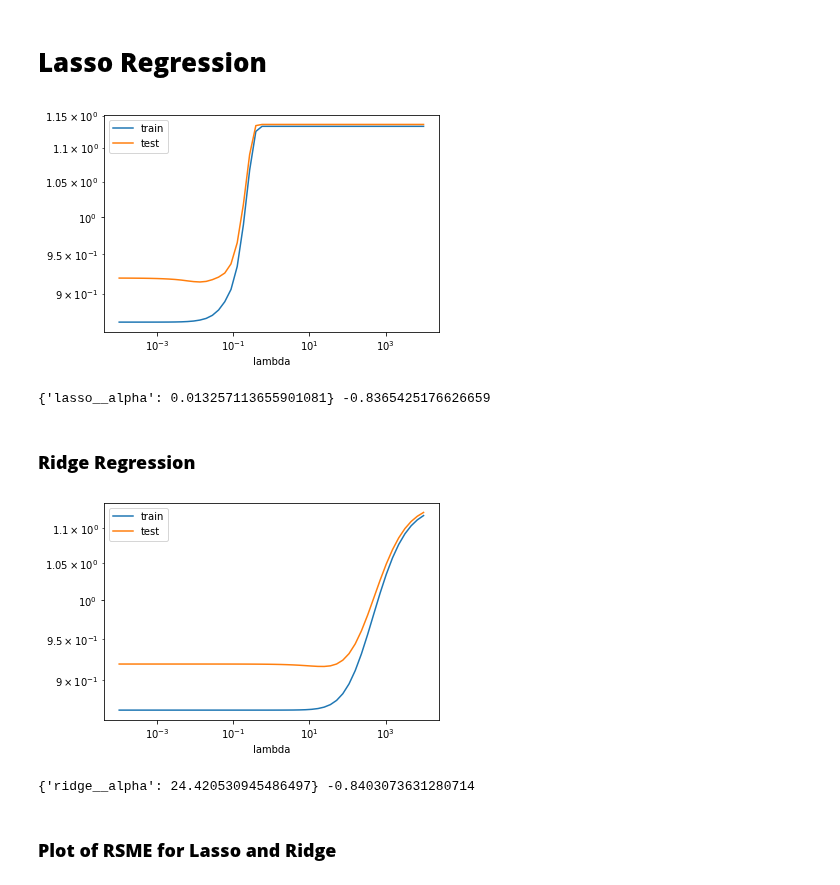
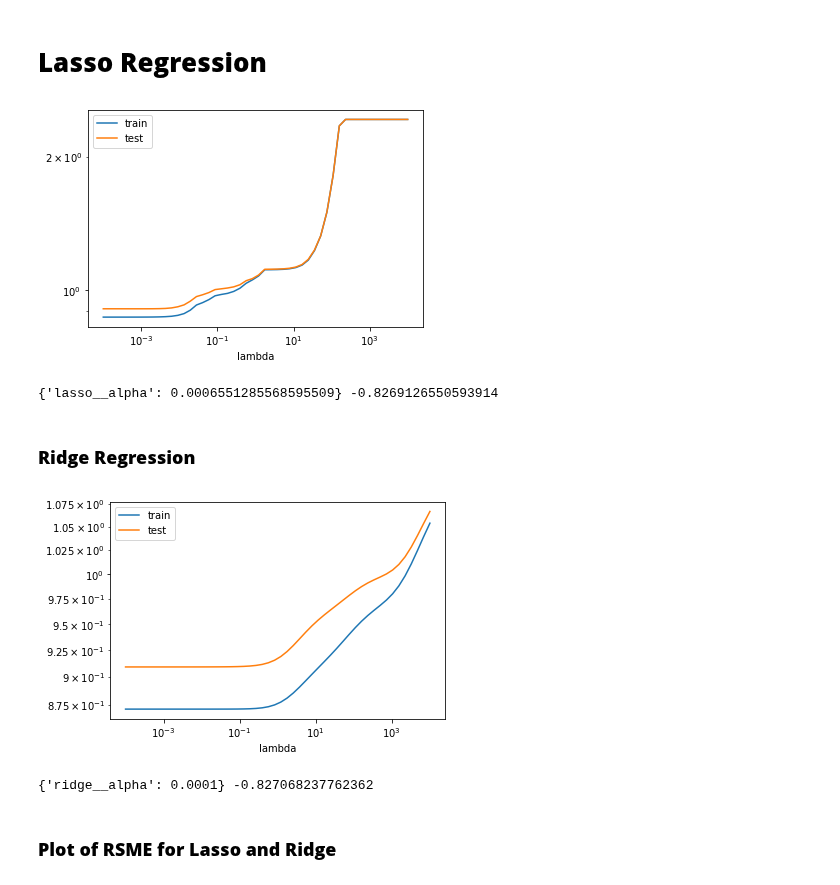
Before and after one commit to mathiasbindseil/three_drengz, a Jupyter notebook: ISDS - Kopi.ipynb, the cells around one changed output. Saved outputs shown, nothing was run; the diff lists cells and outputs as text; code cells hidden in the pictures.

```diff
--- a/ISDS - Kopi.ipynb
+++ b/ISDS - Kopi.ipynb
@@ -573,42 +559,41 @@ from sklearn.linear_model import LinearRegression
 #X_train, X_val, y_train, y_val = train_test_split(X_dev, y_dev, test_size=1/2, random_state=2)
 
 # Make pipeline for Lasso
-
-pipe_lasso = make_pipeline(StandardScaler(),
-                           Lasso())
+pipe_lasso = make_pipeline(
+                           Lasso(fit_intercept=False))
 
 # Define range of lambdas
 lambdas =  np.logspace(-4, 4, 50)
 
 # Get train and test scores for different values of lambda
 
 train_scores, test_scores = \
     validation_curve(estimator=pipe_lasso,
                      X=X_dev,
                      y=y_dev,
                      param_name='lasso__alpha',
                      param_range=lambdas,
                      scoring='neg_mean_squared_error',# scoring='neg_mean_squared_error',
                      cv=5)
 
 # Get mean of mse for lambdas
 
 lasso_rmse = pd.concat({'train': pd.DataFrame(-train_scores).mean(1),
                          'test': pd.DataFrame(-test_scores).mean(1),
                          'lambda': pd.DataFrame(lambdas).mean(1)}, axis =1)
 
 # Plot the train and test scores for different values of lambda
 
 pd.concat({'train': pd.DataFrame(-train_scores).mean(1),
            'test': pd.DataFrame(-test_scores).mean(1)},
            axis=1)\
     .pipe(np.sqrt)\
     .set_index(pd.Index(lambdas, name='lambda'))\
     .plot(logx=True, logy=True)
 
 plt.show()
 # %% [output]
-[figure, old version]
+[figure, new version]
 # %%
 # We use the function to fit it and find the best lambda and corresponding mse
 
@@ -623,16 +608,16 @@ gs = GridSearchCV(estimator=pipe_lasso,
 gs = gs.fit(X_dev, y_dev)
 print(gs.best_params_, gs.best_score_)
 
-lasso_coefs = gs.best_estimator_.named_steps.lasso.coef_
+coefficients['Lasso'] = gs.best_estimator_.named_steps.lasso.coef_
 # %% [output]
-{'lasso__alpha': 0.013257113655901081} -0.8365425176626659
+{'lasso__alpha': 0.0006551285568595509} -0.8269126550593914
 # %% [markdown]
 ### **Ridge Regression**
 # %%
 # Make pipeline for Ridge h
 
-pipe_ridge = make_pipeline(StandardScaler(),
-                           Ridge())
+pipe_ridge = make_pipeline(
+                           Ridge(fit_intercept=False))
 
 # Get train and test scores for different lambdas
 
@@ -664,7 +649,7 @@ pd.concat({'train': pd.DataFrame(-train_scores).mean(1),
     .plot(logx=True, logy=True)
 plt.show()
 # %% [output]
-[figure, old version]
+[figure, new version]
 # %%
 # Another method to identify best lambda to minimze mse
 
@@ -678,9 +663,9 @@ gs = GridSearchCV(estimator=pipe_ridge,
 gs = gs.fit(X_dev, y_dev)
 print(gs.best_params_, gs.best_score_ )
 
-ridge_coefs = gs.best_estimator_.named_steps.ridge.coef_
+coefficients['Ridge'] = gs.best_estimator_.named_steps.ridge.coef_
 # %% [output]
-{'ridge__alpha': 24.420530945486497} -0.8403073631280714
+{'ridge__alpha': 0.0001} -0.827068237762362
 # %% [markdown]
 ### **Plot of RSME for Lasso and Ridge**
 # %%
```
Also changed, not shown: parts of 3 cells of this notebook, 2 other files.
